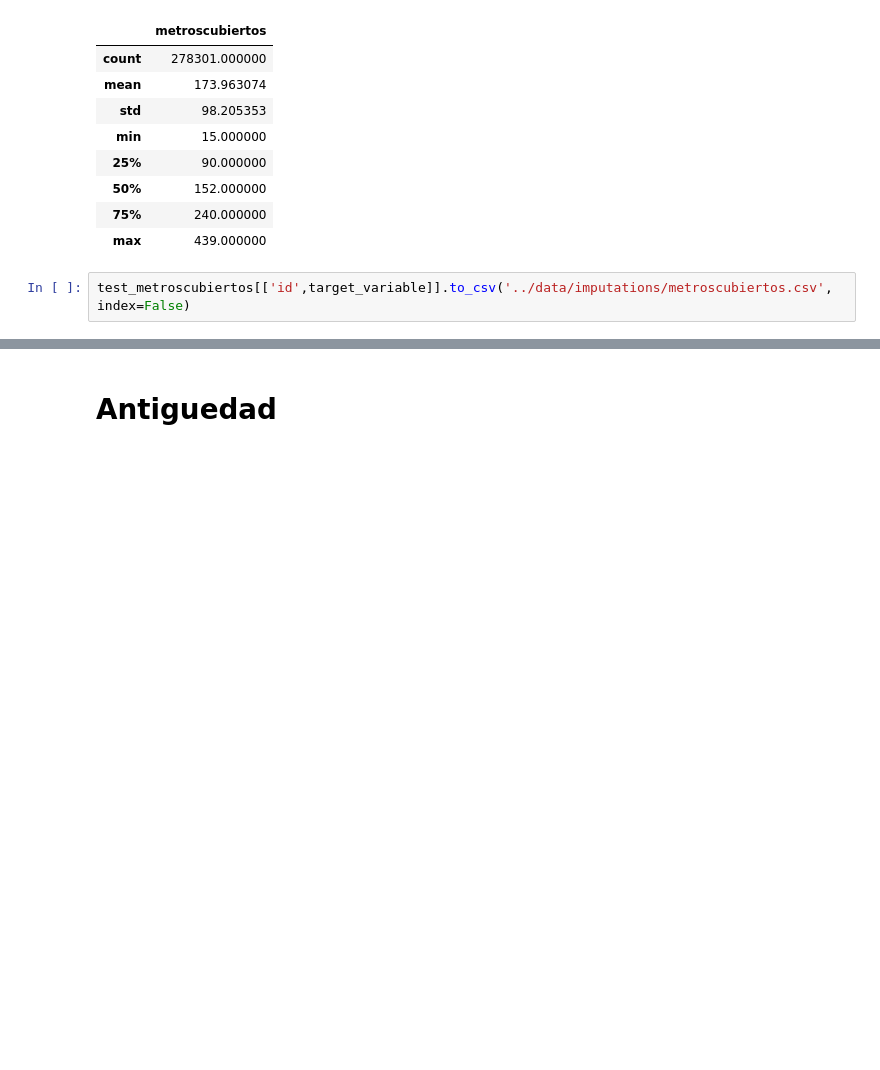
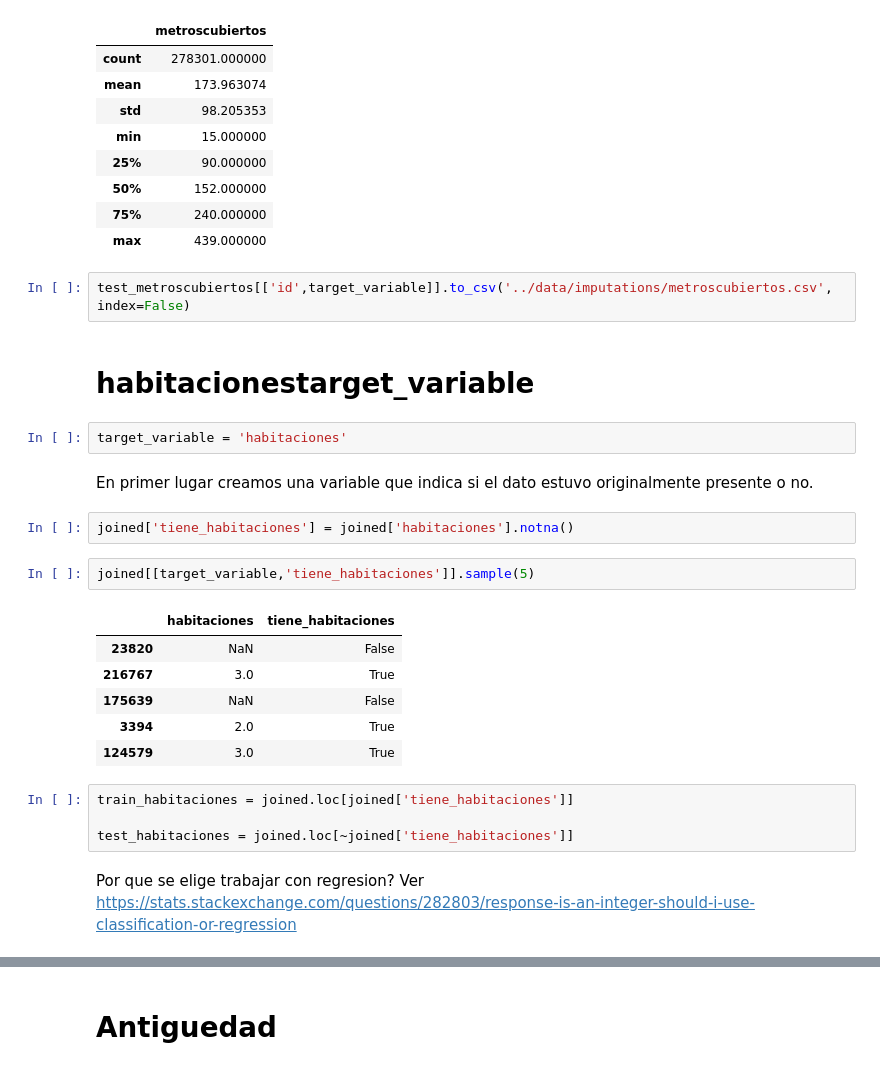
Before and after one commit to rozanecm/7506_tp2_2c2019, a Jupyter notebook: notebooks/fillna with ml by rozanecm.ipynb, the cells around one changed output, grey strips where cells are left out. Cells and saved outputs as stored; diff of their text form; blank space fills up the shorter version.

Commit message:
add fillna by prediction
habitaciones feature.

```diff
--- a/notebooks/fillna with ml by rozanecm.ipynb
+++ b/notebooks/fillna with ml by rozanecm.ipynb
@@ -498,3 +495,26 @@ train_metroscubiertos[[target_variable]].describe()
 | max | 439.000000 |
 # %%
 test_metroscubiertos[['id',target_variable]].to_csv('../data/imputations/metroscubiertos.csv', index=False)
+# %% [markdown]
+# habitacionestarget_variable
+# %%
+target_variable = 'habitaciones'
+# %% [markdown]
+En primer lugar creamos una variable que indica si el dato estuvo originalmente presente o no.
+# %%
+joined['tiene_habitaciones'] = joined['habitaciones'].notna()
+# %%
+joined[[target_variable,'tiene_habitaciones']].sample(5)
+# %% [output]
+|  | habitaciones | tiene_habitaciones |
+| 23820 | NaN | False |
+| 216767 | 3.0 | True |
+| 175639 | NaN | False |
+| 3394 | 2.0 | True |
+| 124579 | 3.0 | True |
+# %%
+train_habitaciones = joined.loc[joined['tiene_habitaciones']]
+
+test_habitaciones = joined.loc[~joined['tiene_habitaciones']]
+# %% [markdown]
+Por que se elige trabajar con regresion? Ver https://stats.stackexchange.com/questions/282803/response-is-an-integer-should-i-use-classification-or-regression
```
Also changed, not shown: parts of 10 cells of this notebook, 1 other file.
